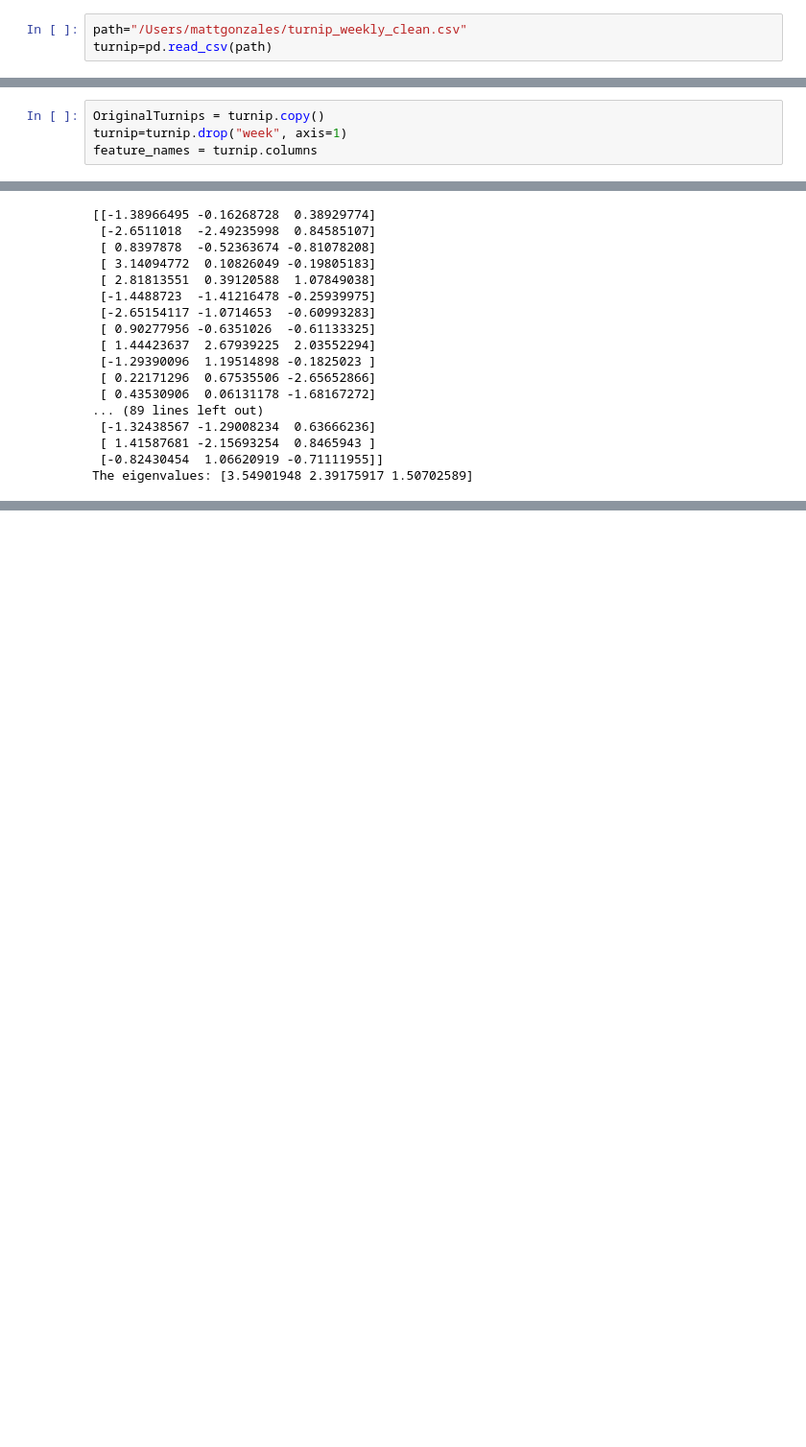
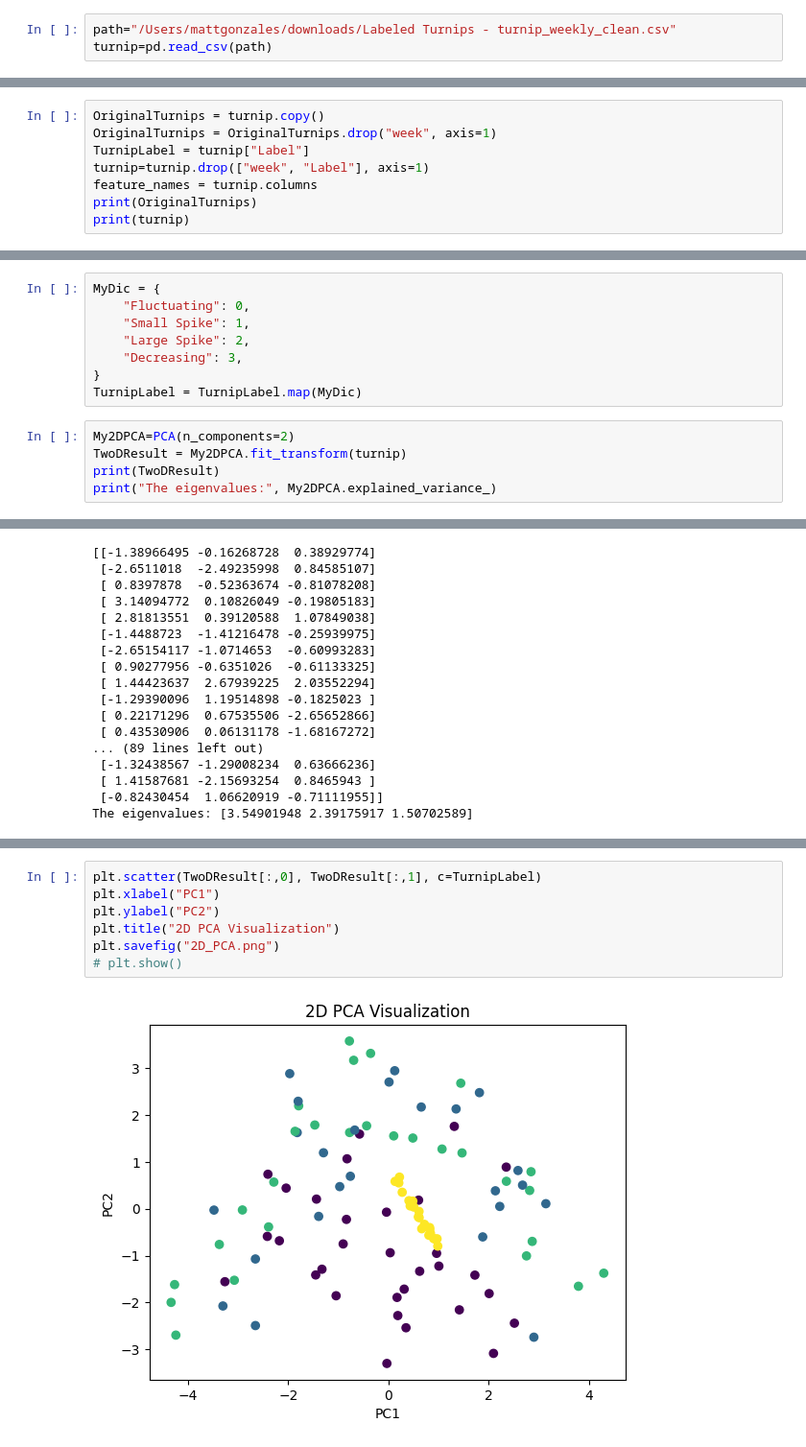
Before and after one commit to mattgonz0/ML_Project_ACNH, a Jupyter notebook: Animal_Crossing.ipynb, the cells around one changed output, grey strips where cells are left out. Shown at 96% size. Drawn from its saved outputs; the diff is of its cells as text; blank space fills up the shorter version.

```diff
--- a/Animal_Crossing.ipynb
+++ b/Animal_Crossing.ipynb
@@ -524,5 +526,5 @@ plt.title("Boxplots of Bells for each Shadow Size");
 # %%
-path="/Users/mattgonzales/turnip_weekly_clean.csv"
+path="/Users/mattgonzales/downloads/Labeled Turnips - turnip_weekly_clean.csv"
 turnip=pd.read_csv(path)
 # %%
 turnip = turnip.dropna()
@@ -545,5 +548,9 @@ Saturday_PM     0
 dtype: int64
 # %%
 OriginalTurnips = turnip.copy()
-turnip=turnip.drop("week", axis=1)
+OriginalTurnips = OriginalTurnips.drop("week", axis=1)
+TurnipLabel = turnip["Label"]
+turnip=turnip.drop(["week", "Label"], axis=1)
 feature_names = turnip.columns
+print(OriginalTurnips)
+print(turnip)
@@ -557,0 +595,13 @@ print(type(turnip))
+# %%
+MyDic = {
+    "Fluctuating": 0,
+    "Small Spike": 1,
+    "Large Spike": 2,
+    "Decreasing": 3,
+}
+TurnipLabel = TurnipLabel.map(MyDic)
+# %%
+My2DPCA=PCA(n_components=2)
+TwoDResult = My2DPCA.fit_transform(turnip)
+print(TwoDResult)
+print("The eigenvalues:", My2DPCA.explained_variance_)
@@ -647,0 +741,9 @@ NameError: name 'OriginalDF' is not defined
+# %%
+plt.scatter(TwoDResult[:,0], TwoDResult[:,1], c=TurnipLabel)
+plt.xlabel("PC1")
+plt.ylabel("PC2")
+plt.title("2D PCA Visualization")
+plt.savefig("2D_PCA.png")
+# plt.show()
+# %% [output]
+[figure, added]
```
Also changed, not shown: parts of 14 cells of this notebook, 18 other files.
